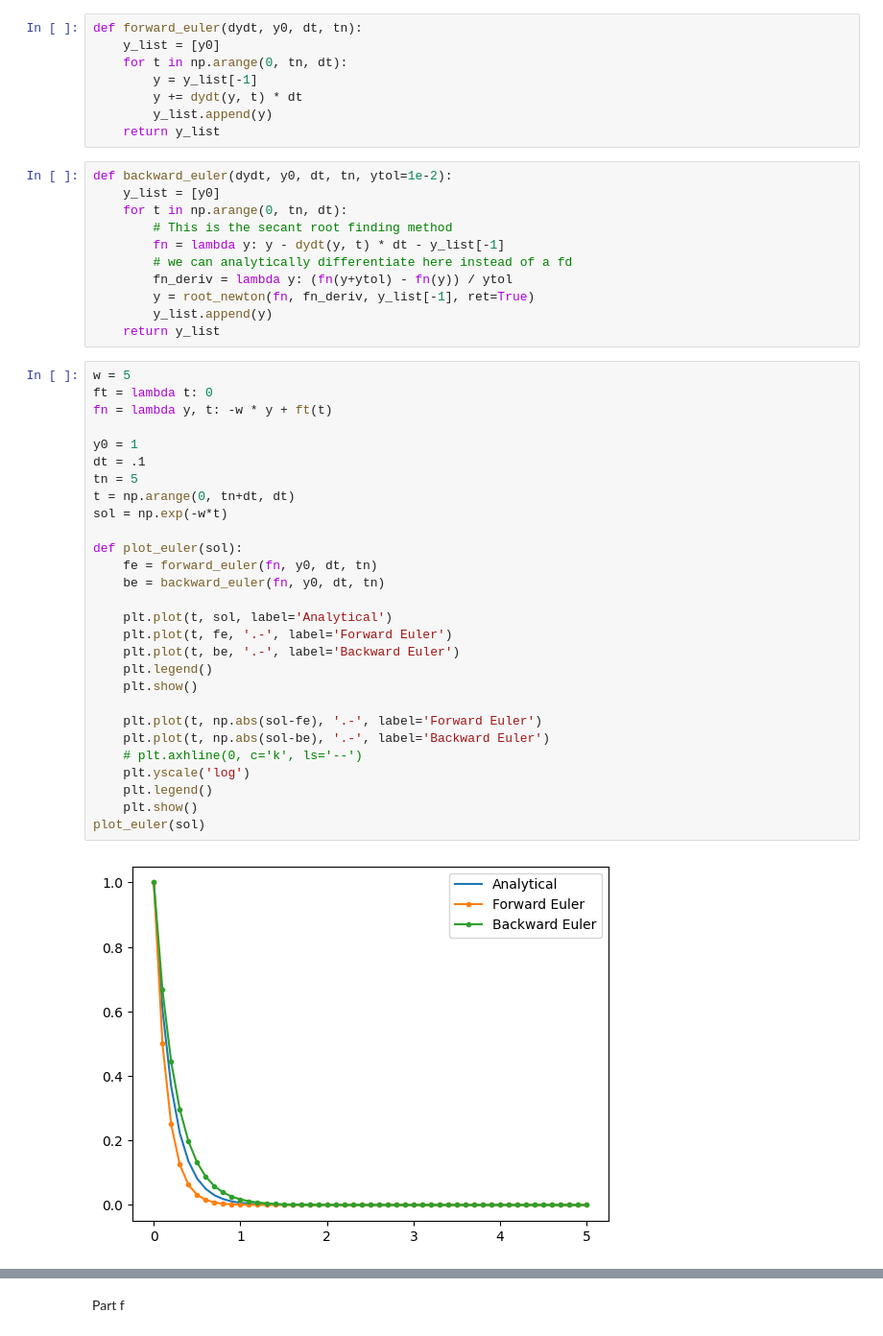
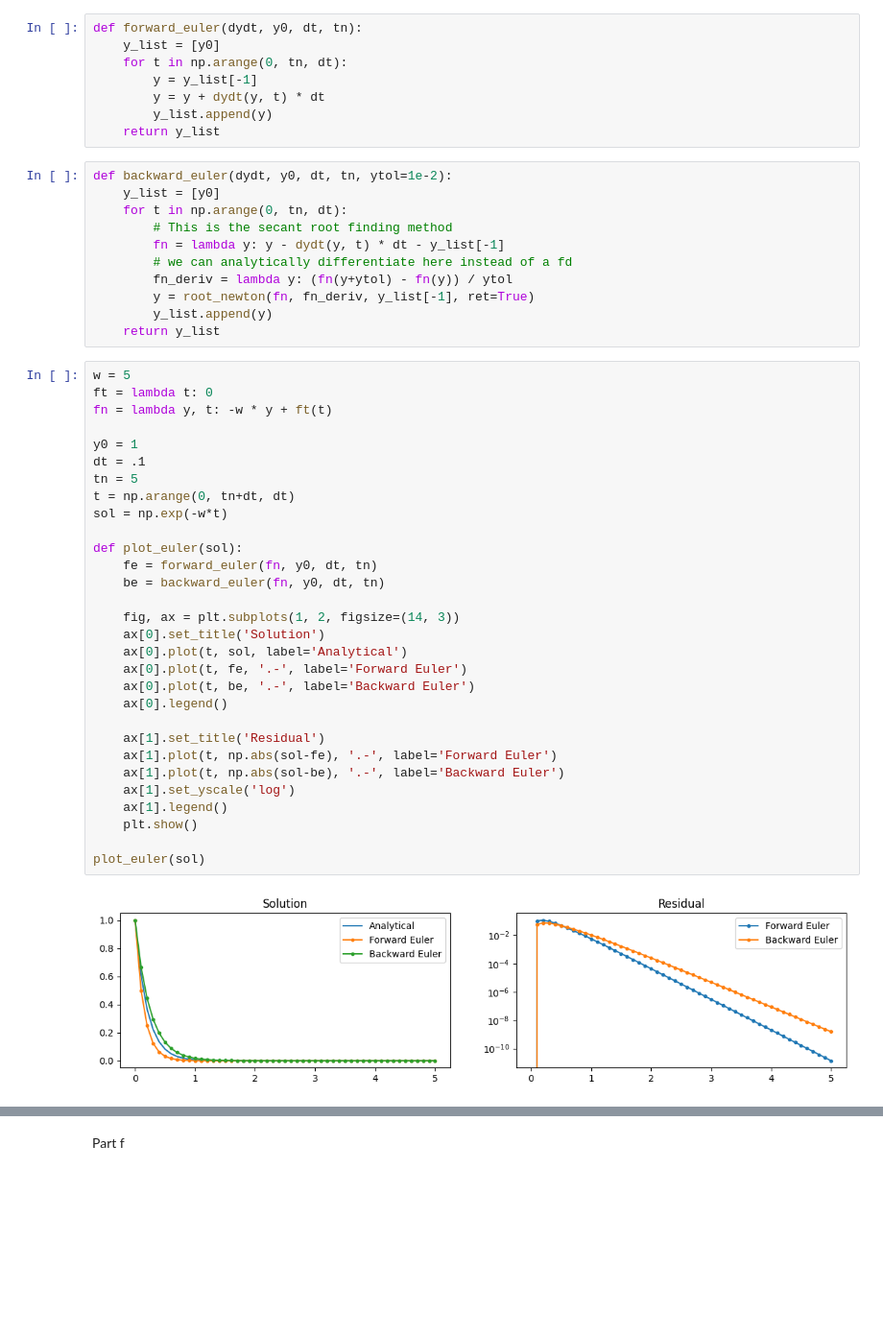
Before and after one commit to tristanpang/numerical-methods-notes, a Jupyter notebook: tutorial_sols/ps1.ipynb, the cells around one changed output, grey strips where cells are left out. Shown at 96% size. Saved outputs shown, nothing was run; the diff lists cells and outputs as text; blank space fills up the shorter version.

```diff
--- a/tutorial_sols/ps1.ipynb
+++ b/tutorial_sols/ps1.ipynb
@@ -95,7 +95,7 @@ def forward_euler(dydt, y0, dt, tn):
     y_list = [y0]
     for t in np.arange(0, tn, dt):
         y = y_list[-1]
-        y += dydt(y, t) * dt
+        y = y + dydt(y, t) * dt
         y_list.append(y)
     return y_list
 # %%
@@ -112,30 +112,32 @@ def backward_euler(dydt, y0, dt, tn, ytol=1e-2):
 # %%
 w = 5
 ft = lambda t: 0
 fn = lambda y, t: -w * y + ft(t)
 
 y0 = 1
 dt = .1
 tn = 5
 t = np.arange(0, tn+dt, dt)
 sol = np.exp(-w*t)
 
 def plot_euler(sol):
     fe = forward_euler(fn, y0, dt, tn)
     be = backward_euler(fn, y0, dt, tn)
 
-    plt.plot(t, sol, label='Analytical')
-    plt.plot(t, fe, '.-', label='Forward Euler')
-    plt.plot(t, be, '.-', label='Backward Euler')
-    plt.legend()
+    fig, ax = plt.subplots(1, 2, figsize=(14, 3))
+    ax[0].set_title('Solution')
+    ax[0].plot(t, sol, label='Analytical')
+    ax[0].plot(t, fe, '.-', label='Forward Euler')
+    ax[0].plot(t, be, '.-', label='Backward Euler')
+    ax[0].legend()
+
+    ax[1].set_title('Residual')
+    ax[1].plot(t, np.abs(sol-fe), '.-', label='Forward Euler')
+    ax[1].plot(t, np.abs(sol-be), '.-', label='Backward Euler')
+    ax[1].set_yscale('log')
+    ax[1].legend()
     plt.show()
 
-    plt.plot(t, np.abs(sol-fe), '.-', label='Forward Euler')
-    plt.plot(t, np.abs(sol-be), '.-', label='Backward Euler')
-    # plt.axhline(0, c='k', ls='--')
-    plt.yscale('log')
-    plt.legend()
-    plt.show()
 plot_euler(sol)
 # %% [output]
-[figure, old version]
+[figure, new version]
```
Also changed, not shown: parts of 13 cells of this notebook, 1 other file.
